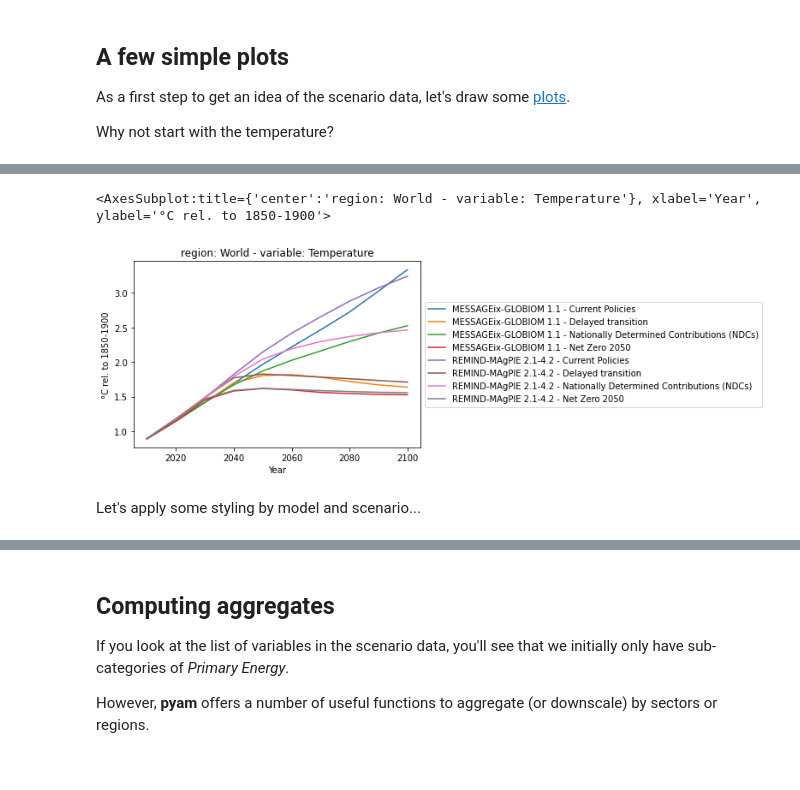
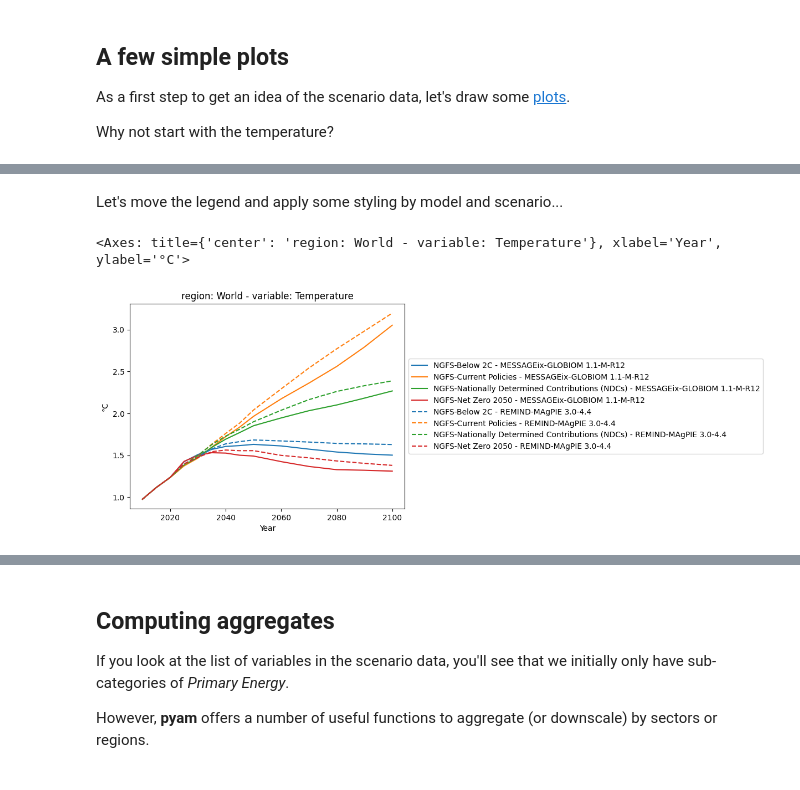
Before and after one commit to danielhuppmann/ENGAGE-pyam-tutorial, a Jupyter notebook: tutorial-notebook.ipynb, the cells around one changed output, grey strips where cells are left out. Cells and saved outputs as stored; diff of their text form; code cells hidden in the pictures.

Commit message:
Update the tutorial notebook

```diff
--- a/tutorial-notebook.ipynb
+++ b/tutorial-notebook.ipynb
@@ -63,0 +68,2 @@ import pyam
+# %%
+df = pyam.IamDataFrame("data/ngfs_data_snapshot.xlsx")
@@ -113,2 +112,0 @@ to the data of interest...
-# %%
-df = tutorial_df.filter(region="World")
@@ -114,0 +121,3 @@ df = tutorial_df.filter(region="World")
+# %%
+variable = "AR6 climate diagnostics|Surface Temperature (GSAT)|MAGICCv7.5.3|50.0th Percentile"
+df.filter(variable=variable).timeseries()
@@ -114,0 +137,6 @@ df = tutorial_df.filter(region="World")
+# %%
+df.rename(
+    variable={variable: "Temperature"},
+    unit={"K": "°C"},
+    inplace=True
+)
@@ -121,7 +167,7 @@ Why not start with the temperature?
+# %% [markdown]
+Let's move the legend and apply some styling by model and scenario...
 # %%
-df.filter(variable="Temperature").plot(legend=dict(loc="outside right"))
+df.filter(variable="Temperature").plot(legend=dict(loc="outside right"), color="scenario", linestyle="model")
 # %% [output]
-<AxesSubplot:title={'center':'region: World - variable: Temperature'}, xlabel='Year', ylabel='°C rel. to 1850-1900'>
+<Axes: title={'center': 'region: World - variable: Temperature'}, xlabel='Year', ylabel='°C'>
-[figure, old version]
+[figure, new version]
-# %% [markdown]
-Let's apply some styling by model and scenario...
```
Also changed, not shown: parts of 38 cells of this notebook.
